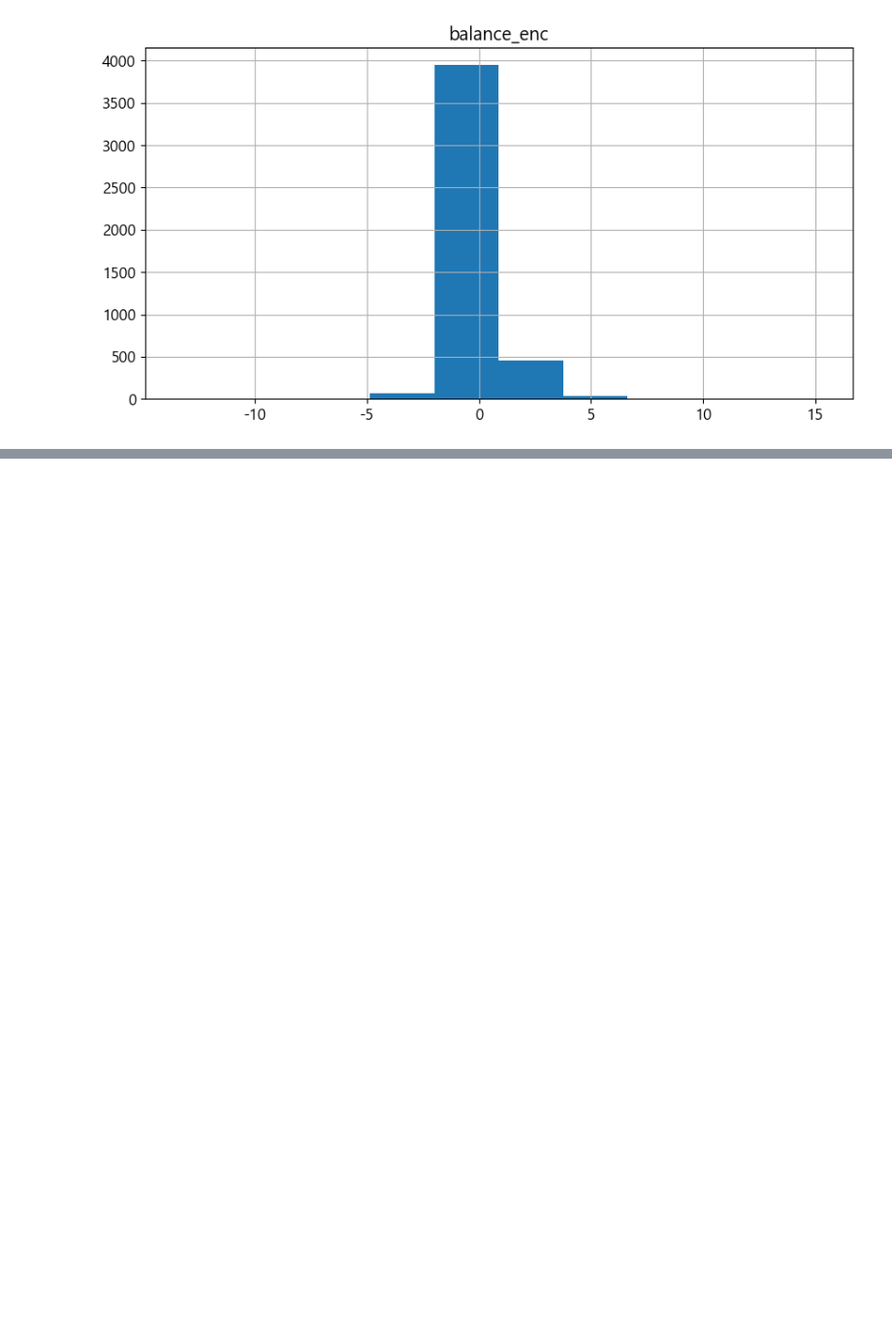
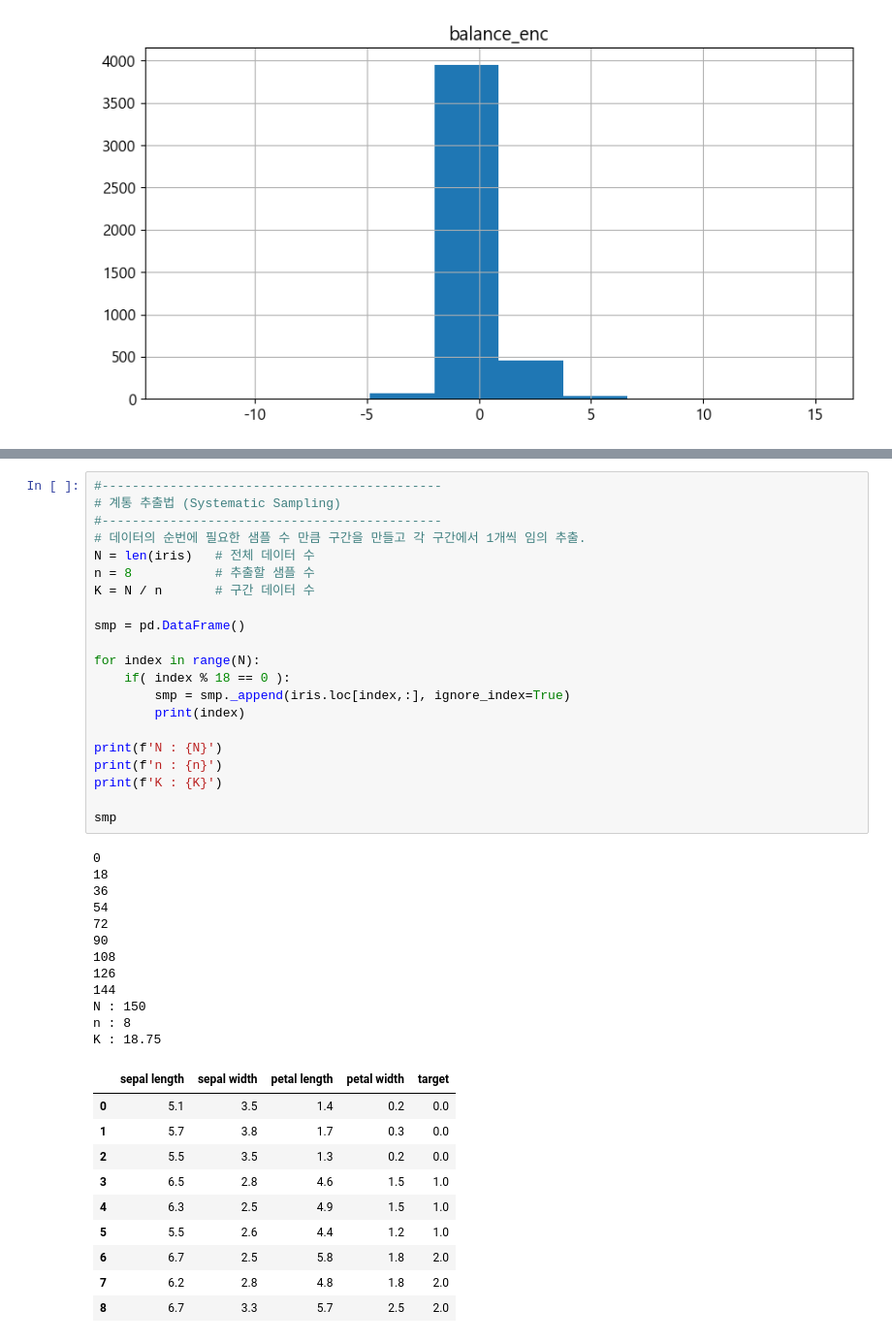
Before and after one commit to blueage98/adp_work, a Jupyter notebook: ML Codebook/2. 전처리 - 연습.ipynb, the cells around one changed output, grey strips where cells are left out. Shown at 97% size. Drawn from its saved outputs; the diff is of its cells as text; blank space fills up the shorter version.

```diff
--- a/ML Codebook/2. 전처리 - 연습.ipynb
+++ b/ML Codebook/2. 전처리 - 연습.ipynb
@@ -641,0 +690,44 @@ array([[<Axes: title={'center': 'balance_enc'}>]], dtype=object)
+# %%
+#---------------------------------------------
+# 계통 추출법 (Systematic Sampling)
+#---------------------------------------------
+# 데이터의 순번에 필요한 샘플 수 만큼 구간을 만들고 각 구간에서 1개씩 임의 추출.
+N = len(iris)   # 전체 데이터 수
+n = 8           # 추출할 샘플 수
+K = N / n       # 구간 데이터 수
+
+smp = pd.DataFrame()
+
+for index in range(N):
+    if( index % 18 == 0 ):
+        smp = smp._append(iris.loc[index,:], ignore_index=True)
+        print(index)
+
+print(f'N : {N}')
+print(f'n : {n}')
+print(f'K : {K}')
+
+smp
+# %% [output]
+0
+18
+36
+54
+72
+90
+108
+126
+144
+N : 150
+n : 8
+K : 18.75
+|  | sepal length | sepal width | petal length | petal width | target |
+| 0 | 5.1 | 3.5 | 1.4 | 0.2 | 0.0 |
+| 1 | 5.7 | 3.8 | 1.7 | 0.3 | 0.0 |
+| 2 | 5.5 | 3.5 | 1.3 | 0.2 | 0.0 |
+| 3 | 6.5 | 2.8 | 4.6 | 1.5 | 1.0 |
+| 4 | 6.3 | 2.5 | 4.9 | 1.5 | 1.0 |
+| 5 | 5.5 | 2.6 | 4.4 | 1.2 | 1.0 |
+| 6 | 6.7 | 2.5 | 5.8 | 1.8 | 2.0 |
+| 7 | 6.2 | 2.8 | 4.8 | 1.8 | 2.0 |
+| 8 | 6.7 | 3.3 | 5.7 | 2.5 | 2.0 |
```
Also changed, not shown: parts of 13 cells of this notebook.
